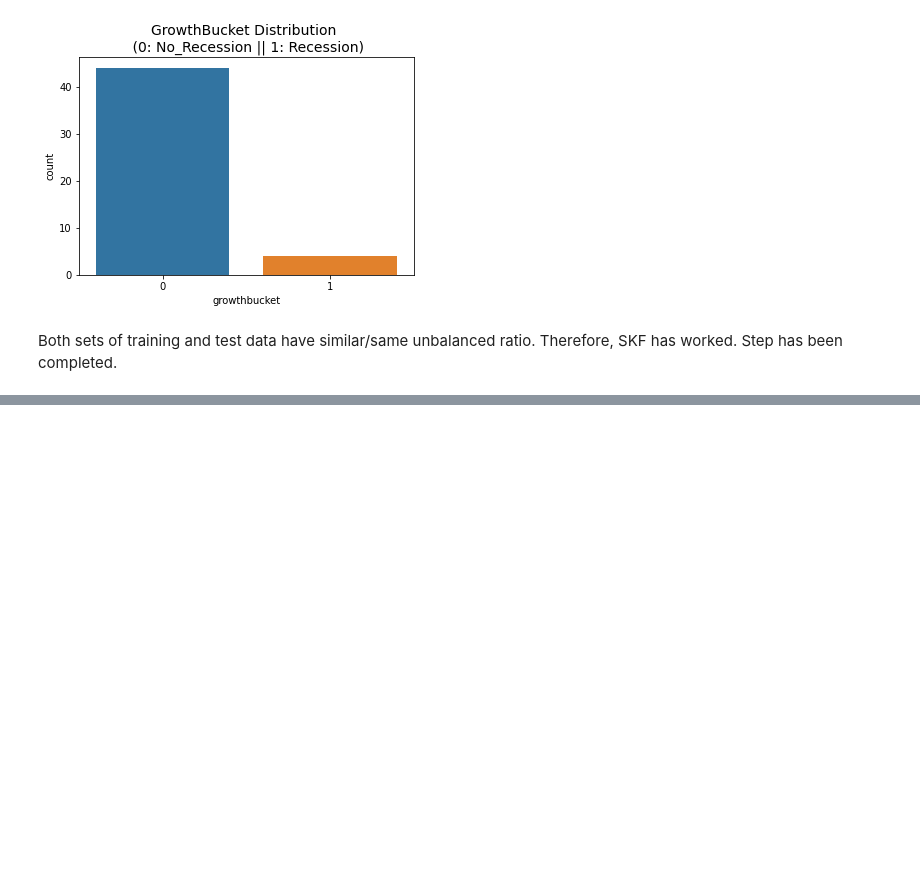
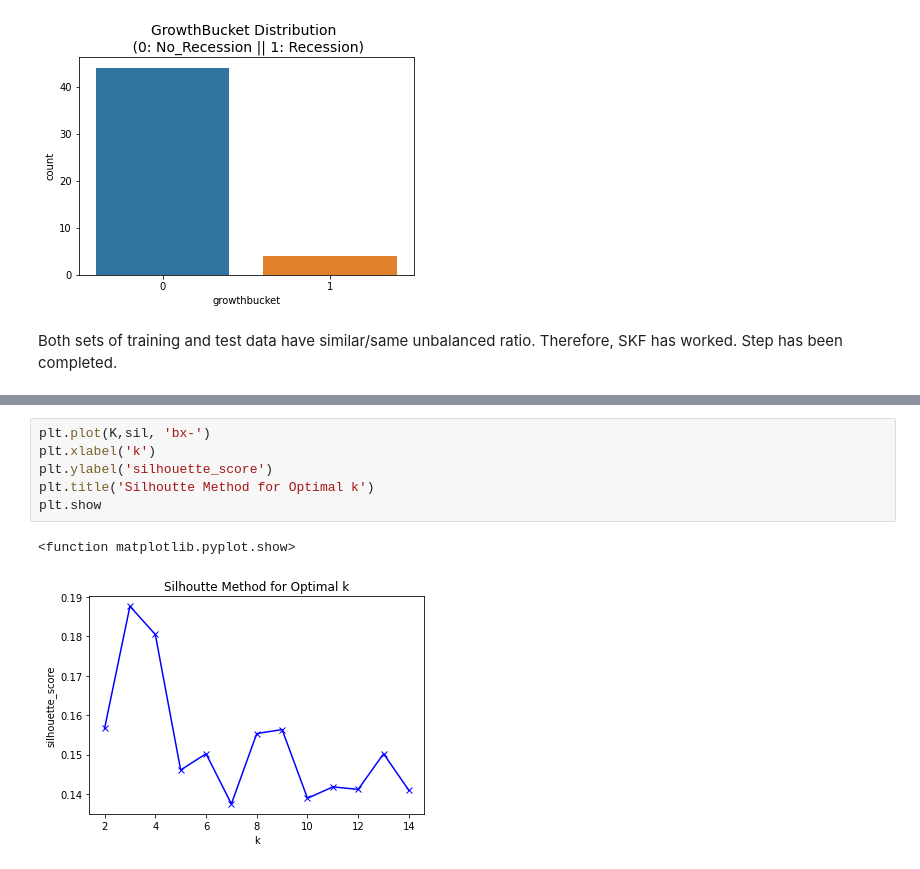
Before and after one commit to thiviyan98/ThiviyanNanthakumarCE888, a Jupyter notebook: Assignment_2/Ass2Data1.ipynb, the cells around one changed output, grey strips where cells are left out. Saved outputs shown, nothing was run; the diff lists cells and outputs as text; blank space fills up the shorter version.

```diff
--- a/Assignment_2/Ass2Data1.ipynb
+++ b/Assignment_2/Ass2Data1.ipynb
@@ -485,0 +635,9 @@ Both sets of training and test data have similar/same unbalanced ratio. Therefor
+# %%
+plt.plot(K,sil, 'bx-')
+plt.xlabel('k')
+plt.ylabel('silhouette_score')
+plt.title('Silhoutte Method for Optimal k')
+plt.show
+# %% [output]
+<function matplotlib.pyplot.show>
+[figure, added]
```
Also changed, not shown: parts of 12 cells of this notebook.
